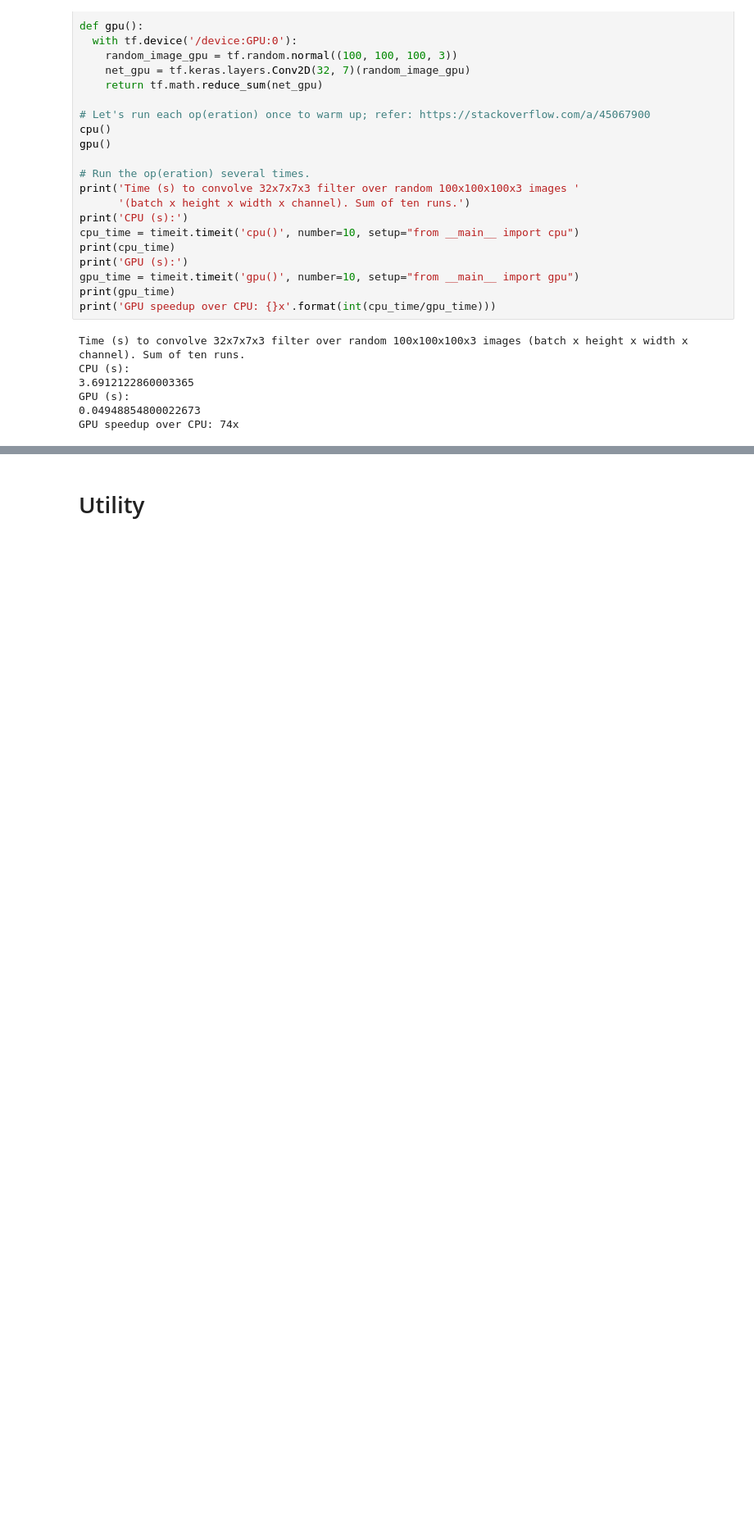
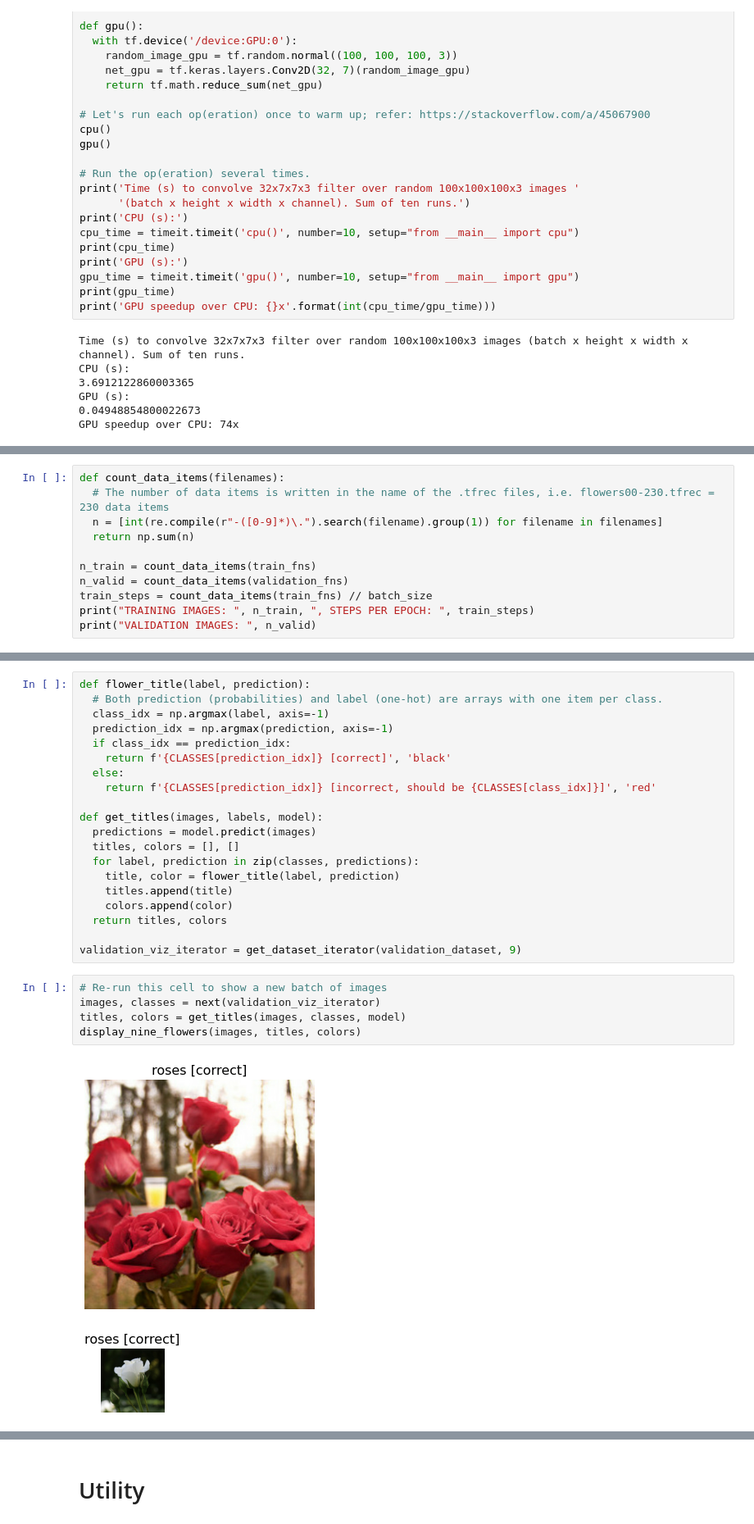
Before and after one commit to mctrinh/ggColab, a Jupyter notebook: starting_colab_template.ipynb, the cells around one changed output, grey strips where cells are left out. Shown at 82% size. Cells and saved outputs as stored; diff of their text form; blank space fills up the shorter version.

```diff
--- a/starting_colab_template.ipynb
+++ b/starting_colab_template.ipynb
@@ -133,0 +322,11 @@ Copyright 2019-2020 Google LLC. Licensed under the Apache License, Version 2.0 (
+# %%
+def count_data_items(filenames):
+  # The number of data items is written in the name of the .tfrec files, i.e. flowers00-230.tfrec = 230 data items
+  n = [int(re.compile(r"-([0-9]*)\.").search(filename).group(1)) for filename in filenames]
+  return np.sum(n)
+
+n_train = count_data_items(train_fns)
+n_valid = count_data_items(validation_fns)
+train_steps = count_data_items(train_fns) // batch_size
+print("TRAINING IMAGES: ", n_train, ", STEPS PER EPOCH: ", train_steps)
+print("VALIDATION IMAGES: ", n_valid)
@@ -133,0 +424,28 @@ Copyright 2019-2020 Google LLC. Licensed under the Apache License, Version 2.0 (
+# %%
+def flower_title(label, prediction):
+  # Both prediction (probabilities) and label (one-hot) are arrays with one item per class.
+  class_idx = np.argmax(label, axis=-1)
+  prediction_idx = np.argmax(prediction, axis=-1)
+  if class_idx == prediction_idx:
+    return f'{CLASSES[prediction_idx]} [correct]', 'black'
+  else:
+    return f'{CLASSES[prediction_idx]} [incorrect, should be {CLASSES[class_idx]}]', 'red'
+
+def get_titles(images, labels, model):
+  predictions = model.predict(images)
+  titles, colors = [], []
+  for label, prediction in zip(classes, predictions):
+    title, color = flower_title(label, prediction)
+    titles.append(title)
+    colors.append(color)
+  return titles, colors
+
+validation_viz_iterator = get_dataset_iterator(validation_dataset, 9)
+# %%
+# Re-run this cell to show a new batch of images
+images, classes = next(validation_viz_iterator)
+titles, colors = get_titles(images, classes, model)
+display_nine_flowers(images, titles, colors)
+# %% [output]
+[figure, added]
+[figure, added]
```
Also changed, not shown: parts of 33 cells of this notebook.
